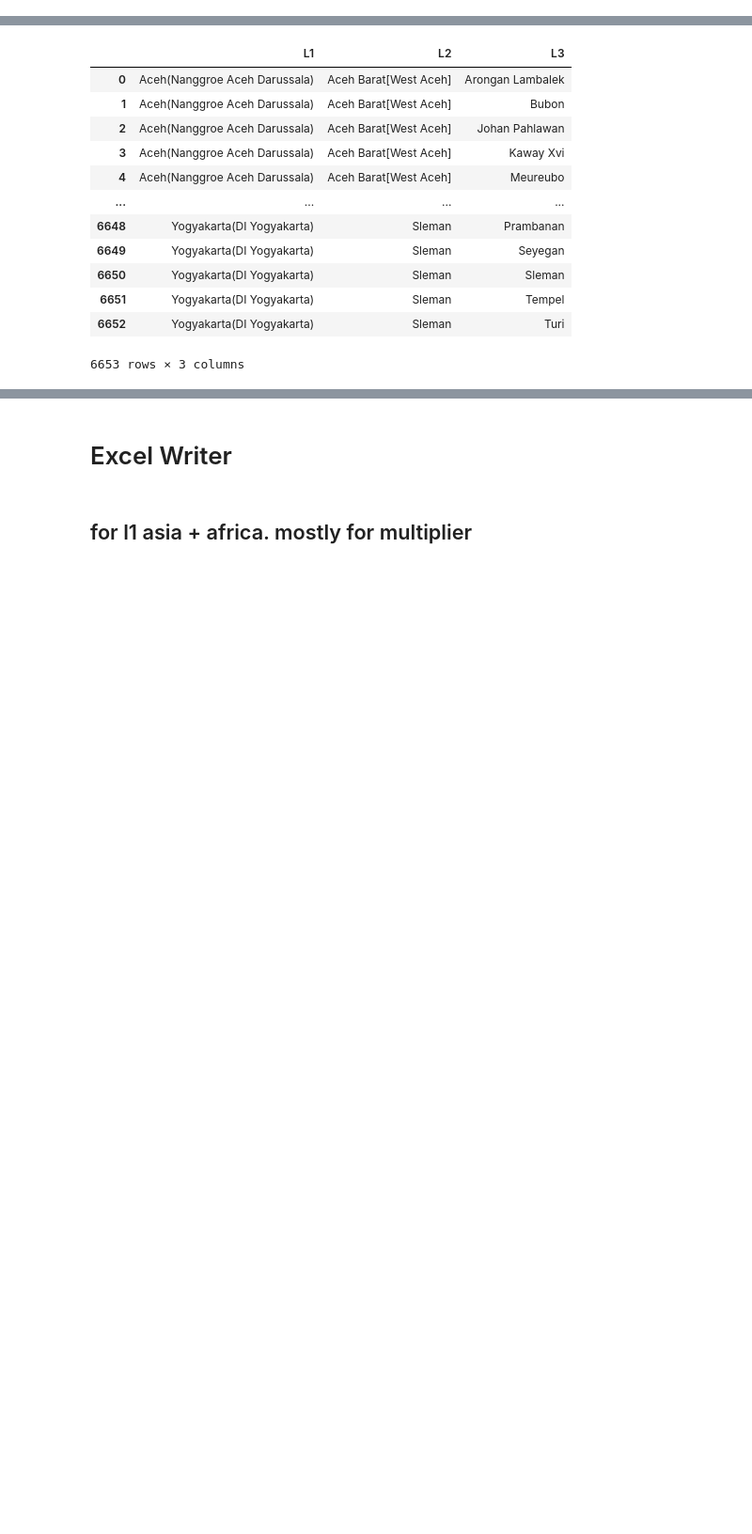
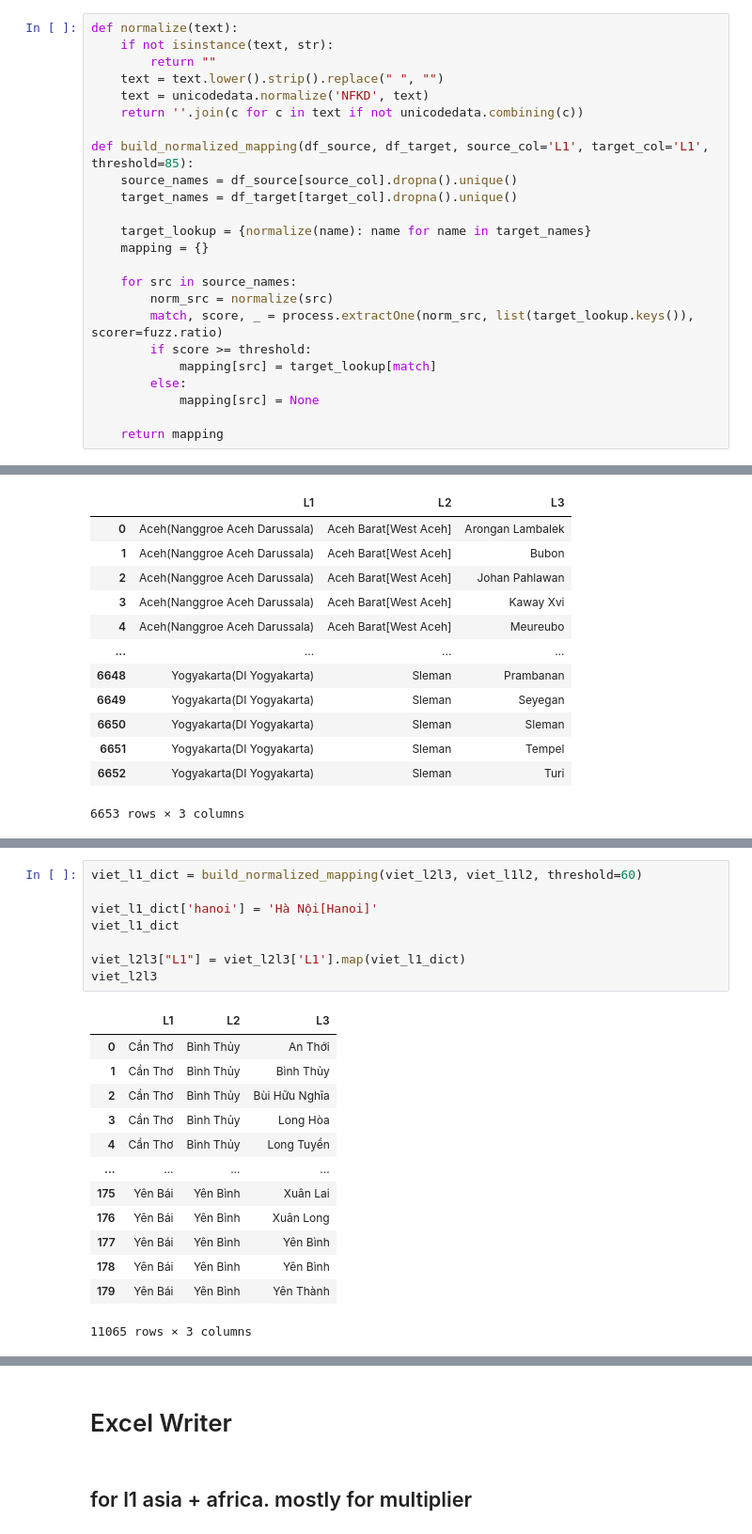
Before and after one commit to CabooseExia/Geospatial-practice, a Jupyter notebook: citypopulation_webscraper.ipynb, the cells around one changed output, grey strips where cells are left out. Shown: that part at 94% size. Cells and saved outputs as stored; diff of their text form; blank space fills up the shorter version.

```diff
--- a/citypopulation_webscraper.ipynb
+++ b/citypopulation_webscraper.ipynb
@@ -20,6 +22,30 @@ def convert_to_flt(str):
         return float(str.replace(",", ""))
     except ValueError:
         return None
+# %%
+def normalize(text):
+    if not isinstance(text, str):
+        return ""
+    text = text.lower().strip().replace(" ", "")
+    text = unicodedata.normalize('NFKD', text)
+    return ''.join(c for c in text if not unicodedata.combining(c))
+
+def build_normalized_mapping(df_source, df_target, source_col='L1', target_col='L1', threshold=85):
+    source_names = df_source[source_col].dropna().unique()
+    target_names = df_target[target_col].dropna().unique()
+
+    target_lookup = {normalize(name): name for name in target_names}
+    mapping = {}
+
+    for src in source_names:
+        norm_src = normalize(src)
+        match, score, _ = process.extractOne(norm_src, list(target_lookup.keys()), scorer=fuzz.ratio)
+        if score >= threshold:
+            mapping[src] = target_lookup[match]
+        else:
+            mapping[src] = None
+
+    return mapping
 # %%
 def make_df_admin(page):
     soup = BeautifulSoup(page.content, 'html.parser')
@@ -862,0 +998,22 @@ indo
+# %%
+viet_l1_dict = build_normalized_mapping(viet_l2l3, viet_l1l2, threshold=60)
+
+viet_l1_dict['hanoi'] = 'Hà Nội[Hanoi]'
+viet_l1_dict
+
+viet_l2l3["L1"] = viet_l2l3['L1'].map(viet_l1_dict)
+viet_l2l3
+# %% [output]
+|  | L1 | L2 | L3 |
+| 0 | Cần Thơ | Bình Thủy | An Thới |
+| 1 | Cần Thơ | Bình Thủy | Bình Thủy |
+| 2 | Cần Thơ | Bình Thủy | Bùi Hữu Nghĩa |
+| 3 | Cần Thơ | Bình Thủy | Long Hòa |
+| 4 | Cần Thơ | Bình Thủy | Long Tuyền |
+| ... | ... | ... | ... |
+| 175 | Yên Bái | Yên Bình | Xuân Lai |
+| 176 | Yên Bái | Yên Bình | Xuân Long |
+| 177 | Yên Bái | Yên Bình | Yên Bình |
+| 178 | Yên Bái | Yên Bình | Yên Bình |
+| 179 | Yên Bái | Yên Bình | Yên Thành |
+11065 rows × 3 columns
```
Also changed, not shown: parts of 13 cells of this notebook.
